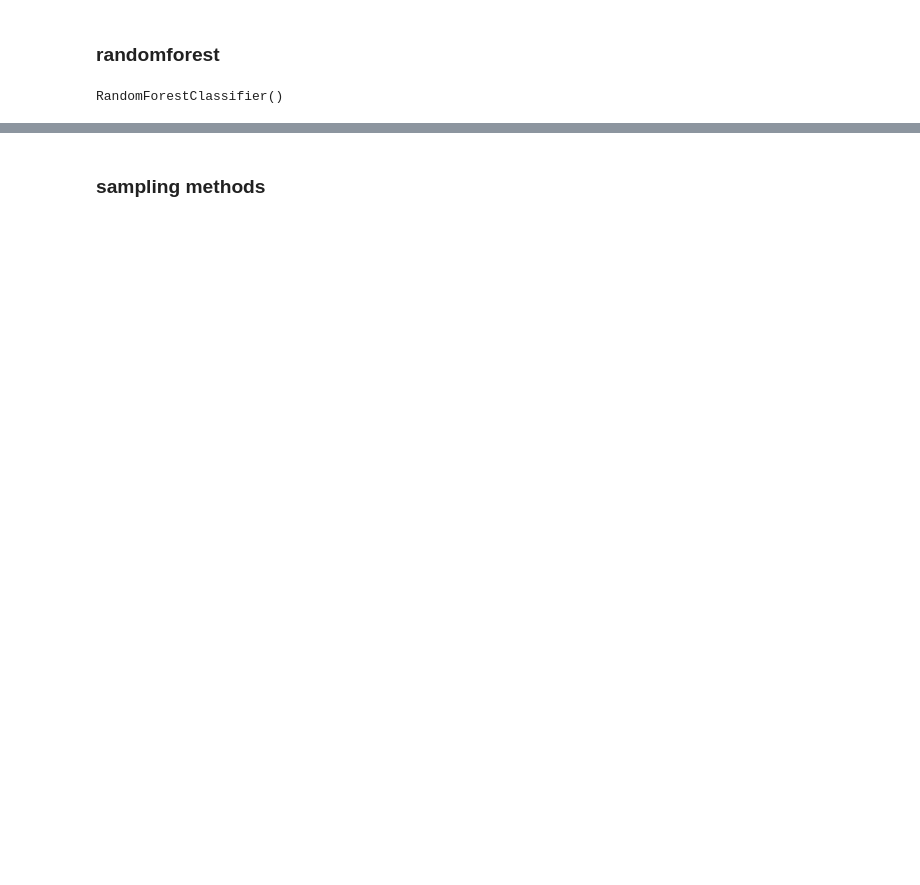
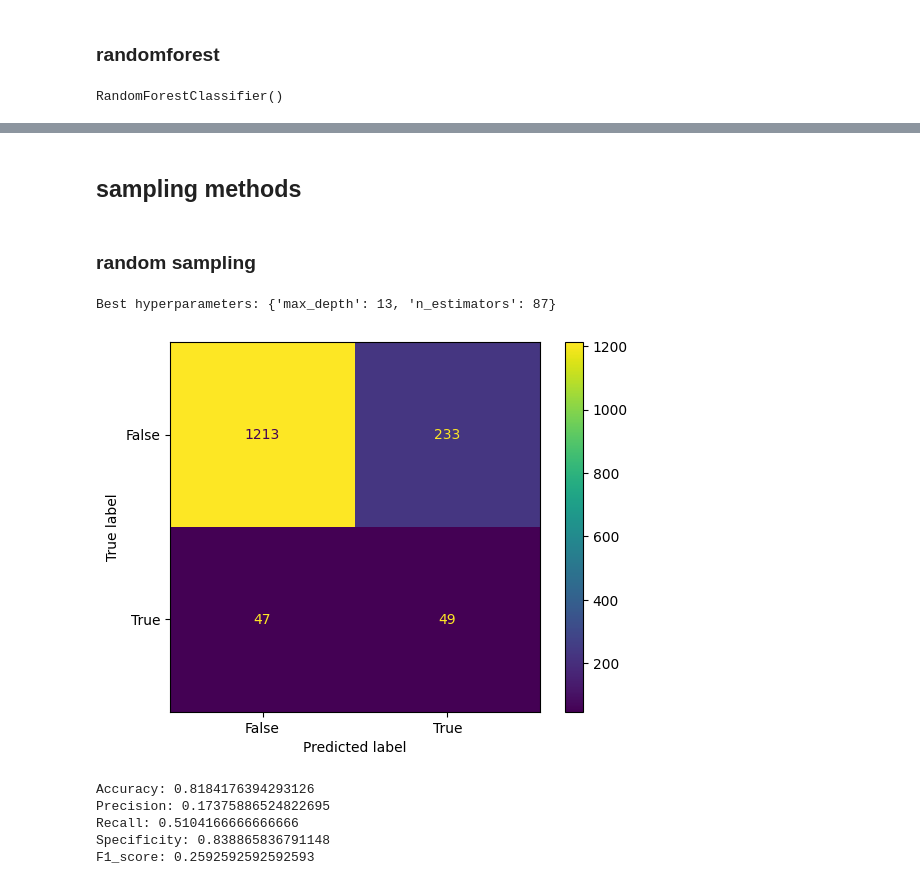
Before and after one commit to dapscc/bt4012_fraud, a Jupyter notebook: ml.ipynb, the cells around one changed output, grey strips where cells are left out. Saved outputs shown, nothing was run; the diff lists cells and outputs as text; code cells hidden in the pictures; blank space fills up the shorter version.

Commit message:
sampling methods

```diff
--- a/ml.ipynb
+++ b/ml.ipynb
@@ -114,2 +136,36 @@ Best hyperparameters: {'max_depth': 6, 'n_estimators': 417}
 # %% [markdown]
-### sampling methods
+## sampling methods
+# %% [markdown]
+### random sampling
+# %%
+from imblearn.over_sampling import RandomOverSampler
+from imblearn.under_sampling import RandomUnderSampler
+
+undersample = RandomUnderSampler(sampling_strategy='majority')
+oversample = RandomOverSampler(sampling_strategy='minority')
+X_over, y_over = oversample.fit_resample(X_train, y_train)
+X_under, y_under = undersample.fit_resample(X_train, y_train)
+# %%
+param_dist = {'n_estimators': randint(50,500),
+              'max_depth': randint(1,20)}
+
+rf = RandomForestClassifier()
+rand_search = RandomizedSearchCV(rf,
+                                 param_distributions = param_dist,
+                                 n_iter=5,
+                                 cv=5)
+
+rand_search.fit(X_over, y_over)
+best_rf = rand_search.best_estimator_
+print('Best hyperparameters:',  rand_search.best_params_)
+
+y_pred = best_rf.predict(X_val)
+show_metrics(y_val, y_pred)
+# %% [output]
+Best hyperparameters: {'max_depth': 13, 'n_estimators': 87}
+[figure, added]
+Accuracy: 0.8184176394293126
+Precision: 0.17375886524822695
+Recall: 0.5104166666666666
+Specificity: 0.838865836791148
+F1_score: 0.2592592592592593
```
Also changed, not shown: parts of 11 cells of this notebook, 3 other files.
